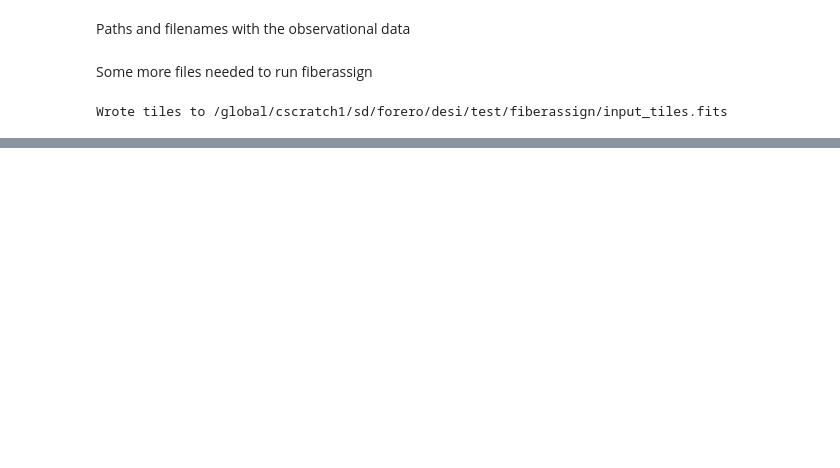
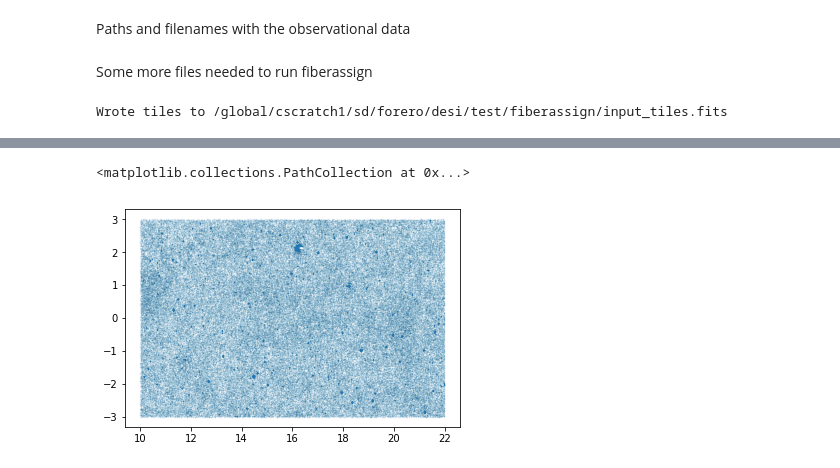
Before and after one commit to forero/fiberassign_explore, a Jupyter notebook: observational_targets.ipynb, the cells around one changed output, grey strips where cells are left out. Saved outputs shown, nothing was run; the diff lists cells and outputs as text; code cells hidden in the pictures; blank space fills up the shorter version.

```diff
--- a/observational_targets.ipynb
+++ b/observational_targets.ipynb
@@ -58,0 +162,5 @@ Wrote tiles to /global/cscratch1/sd/forero/desi/test/fiberassign/input_tiles.fit
+# %%
+plt.scatter(mtl['RA'], mtl['DEC'], s=0.1, alpha=0.1)
+# %% [output]
+<matplotlib.collections.PathCollection at 0x...>
+[figure, added]
```
Also changed, not shown: parts of 9 cells of this notebook.
